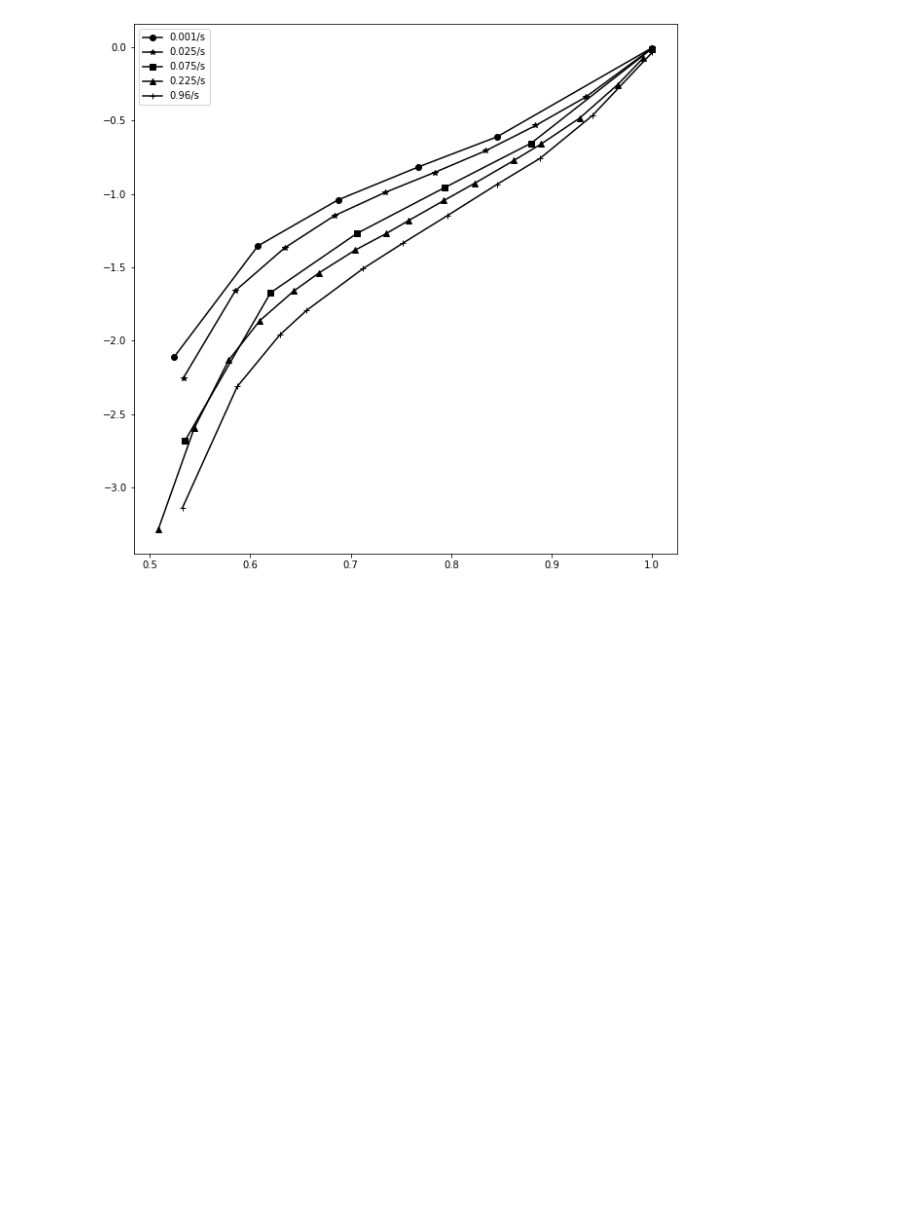
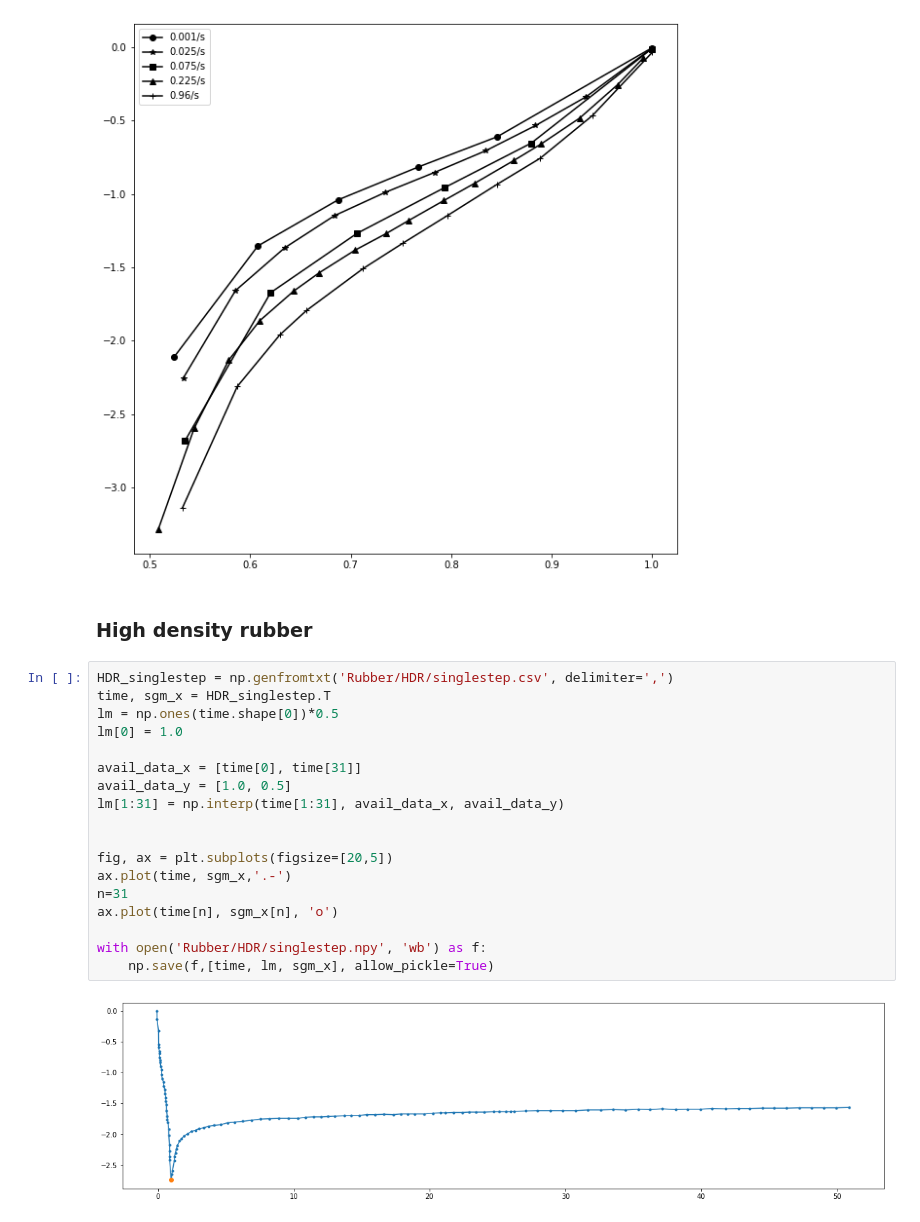
Before and after one commit to VatsalSy/nvisco, a Jupyter notebook: training_data/Rubber_data.ipynb, the cells around one changed output. Cells and saved outputs as stored; diff of their text form; blank space fills up the shorter version.

```diff
--- a/training_data/Rubber_data.ipynb
+++ b/training_data/Rubber_data.ipynb
@@ -49,3 +49,25 @@ for loading_rate, marker in zip(loading_rates, markers):
 ax.legend();
 # %% [output]
 [figure]
+# %% [markdown]
+### High density rubber
+# %%
+HDR_singlestep = np.genfromtxt('Rubber/HDR/singlestep.csv', delimiter=',')
+time, sgm_x = HDR_singlestep.T
+lm = np.ones(time.shape[0])*0.5
+lm[0] = 1.0
+
+avail_data_x = [time[0], time[31]]
+avail_data_y = [1.0, 0.5]
+lm[1:31] = np.interp(time[1:31], avail_data_x, avail_data_y)
+
+
+fig, ax = plt.subplots(figsize=[20,5])
+ax.plot(time, sgm_x,'.-')
+n=31
+ax.plot(time[n], sgm_x[n], 'o')
+
+with open('Rubber/HDR/singlestep.npy', 'wb') as f:
+    np.save(f,[time, lm, sgm_x], allow_pickle=True)
+# %% [output]
+[figure, added]
```
Also changed, not shown: 12 other files.
